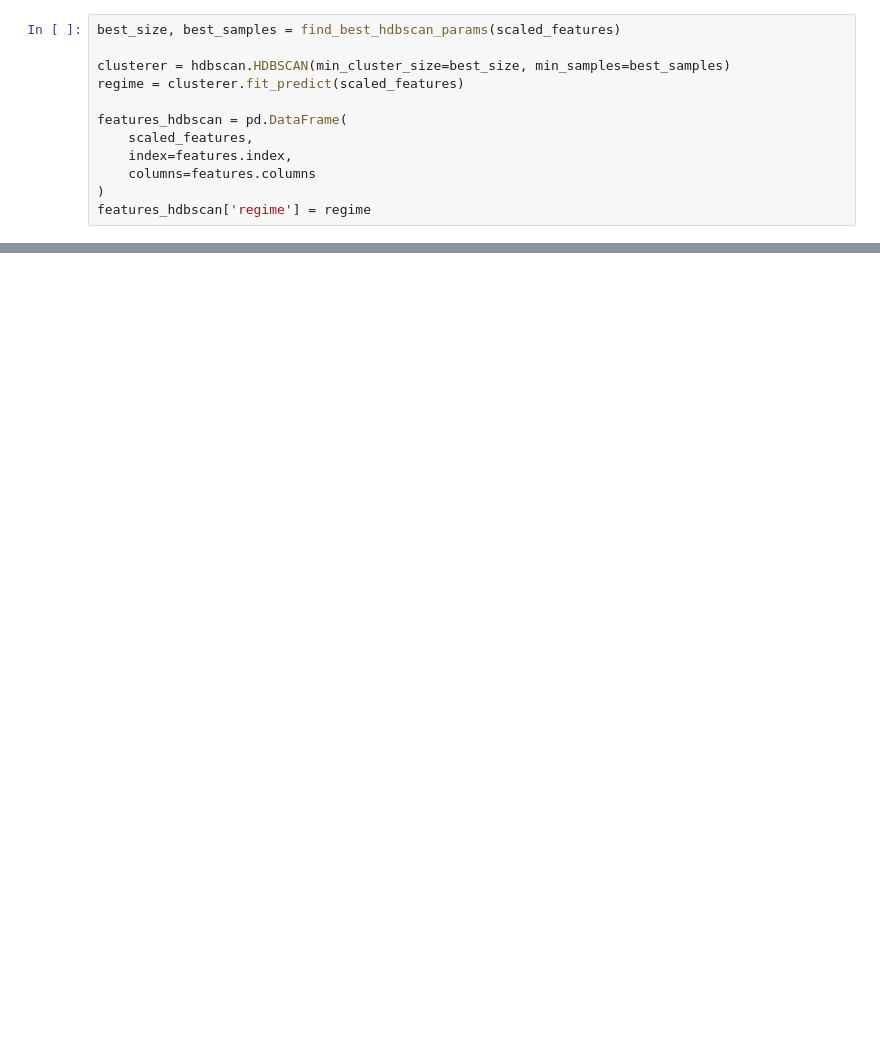
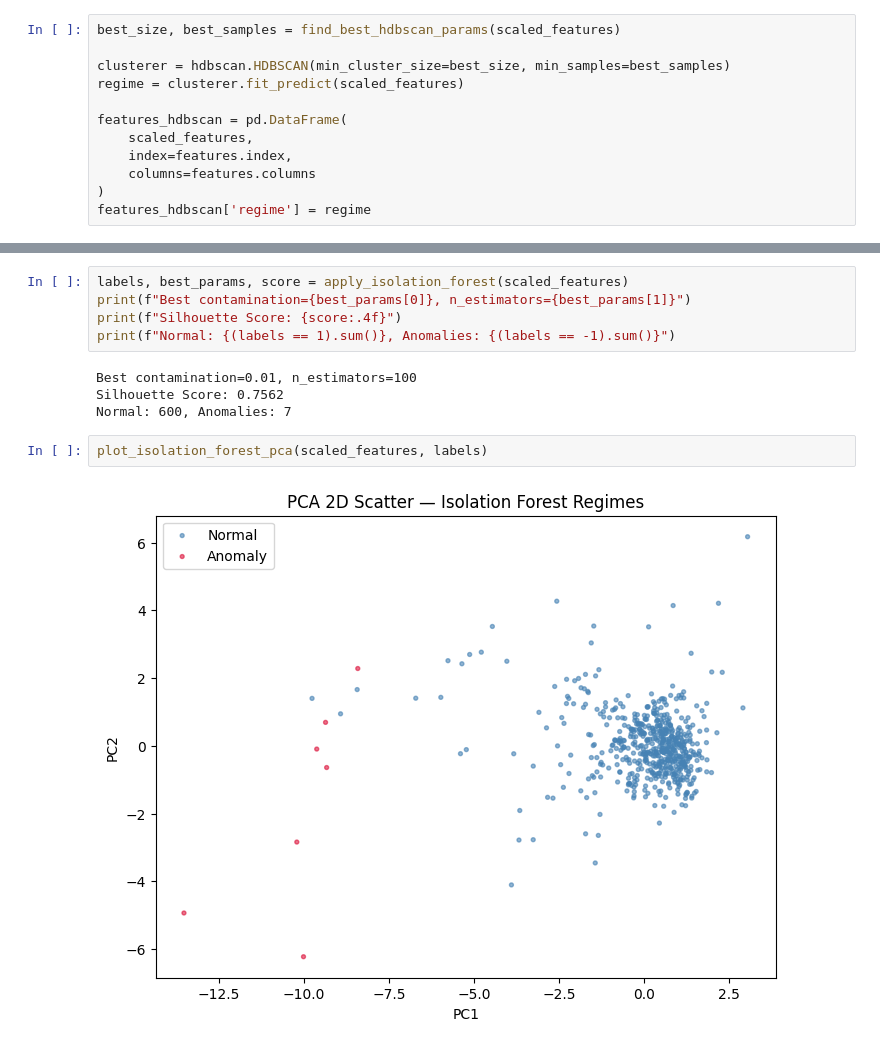
Before and after one commit to Will-78/Market-Regime-Detection, a Jupyter notebook: hdbscan.ipynb, the cells around one changed output, grey strips where cells are left out. Drawn from its saved outputs; the diff is of its cells as text; blank space fills up the shorter version.

Commit message:
add isolation forest and requirements.txt

```diff
--- a/hdbscan.ipynb
+++ b/hdbscan.ipynb
@@ -76,0 +121,13 @@ features_hdbscan.assign(regime=regime).groupby('regime')["future_return"].mean()
+# %%
+labels, best_params, score = apply_isolation_forest(scaled_features)
+print(f"Best contamination={best_params[0]}, n_estimators={best_params[1]}")
+print(f"Silhouette Score: {score:.4f}")
+print(f"Normal: {(labels == 1).sum()}, Anomalies: {(labels == -1).sum()}")
+# %% [output]
+Best contamination=0.01, n_estimators=100
+Silhouette Score: 0.7562
+Normal: 600, Anomalies: 7
+# %%
+plot_isolation_forest_pca(scaled_features, labels)
+# %% [output]
+[figure, added]
```
Also changed, not shown: parts of 9 cells of this notebook, 4 other files.
